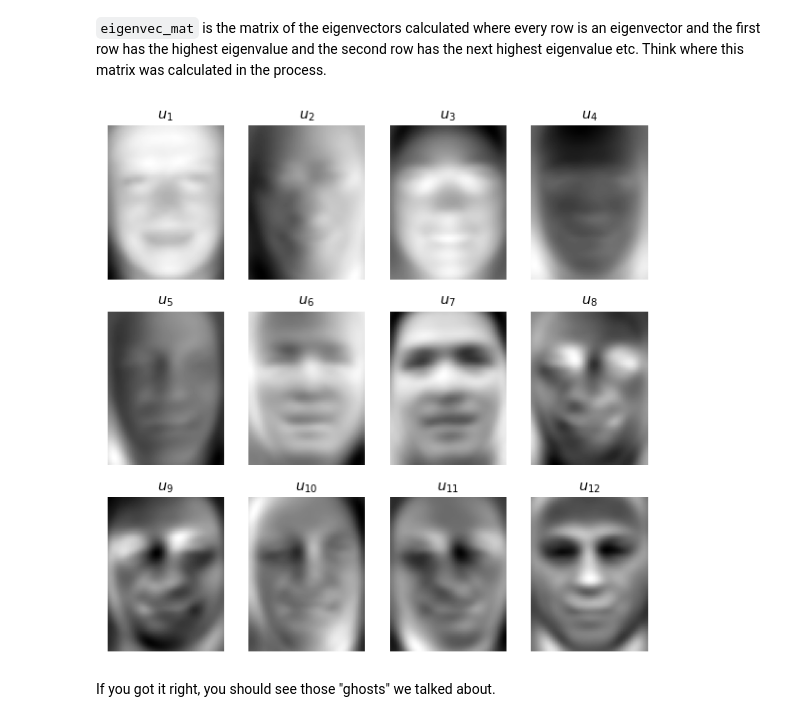
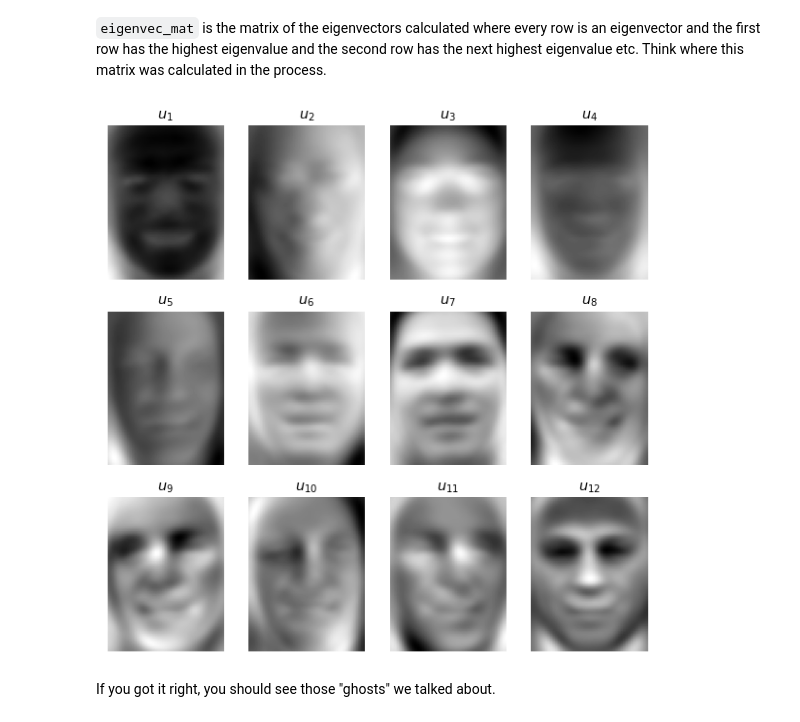
Before and after one commit to mlh-master/hw3_mlh-lerakravchik, a Jupyter notebook: EigenFaces.ipynb, the cells around one changed output. Cells and saved outputs as stored; diff of their text form; code cells hidden in the pictures.

```diff
--- a/EigenFaces.ipynb
+++ b/EigenFaces.ipynb
@@ -71,19 +71,17 @@ X -= mean_image
 Now fit a PCA model on $X$ with 1000 components and without whitening.
 # %%
 #----------------------------Implement your code here-----------------------
-n_d,dimension=X.shape
-if dimension > n_d:
-    p = np.dot(X,X.T) #covarianse
-    e_val,e_vec=np.linalg.eigh(p) #מספרים והוקטורים עצמיים
-    ct = np.dot(X.T,e_vec).T
-    vec = ct[::-1]
-    s = np.sqrt(e_val)[::-1]
-    for i in range(vec.shape[1]):
-        vec[:,i] /= s
-else:
-    a,s,vec = np.linalg.svd(X)
-    vec = vec[:1000]
-    s = s[:1000]
+n,_ = X.shape
+p = np.dot(X,X.T)/(n-1) #covarianse
+e_val,e_vec=np.linalg.eigh(p) #מספרים והוקטורים עצמיים
+ct = np.dot(X.T,e_vec).T
+vec = ct[::-1]
+s = np.sqrt(e_val)[::-1]
+for i in range(vec.shape[1]):
+    vec[:,i] /= s
+v = vec[:1000]
+s = s[:1000]
+
 #---------------------------------------------------------------------------
 # %% [markdown]
 ---
@@ -128,10 +116,10 @@ def plot_eigenfaces(eigenvec_mat, h, w, rows=3, cols=4):
 # %% [markdown]
 `eigenvec_mat` is the matrix of the eigenvectors calculated where every row is an eigenvector and the first row has the highest eigenvalue and the second row has the next highest eigenvalue etc. Think where this matrix was calculated in the process.
 # %%
-eigenvec_mat = vec
+eigenvec_mat = v
 plot_eigenfaces(eigenvec_mat, h, w)
 # %% [output]
-[figure, old version]
+[figure, new version]
 # %% [markdown]
 If you got it right, you should see those "ghosts" we talked about.
 # %% [markdown]
```
Also changed, not shown: parts of 7 cells of this notebook, 10 other files.
